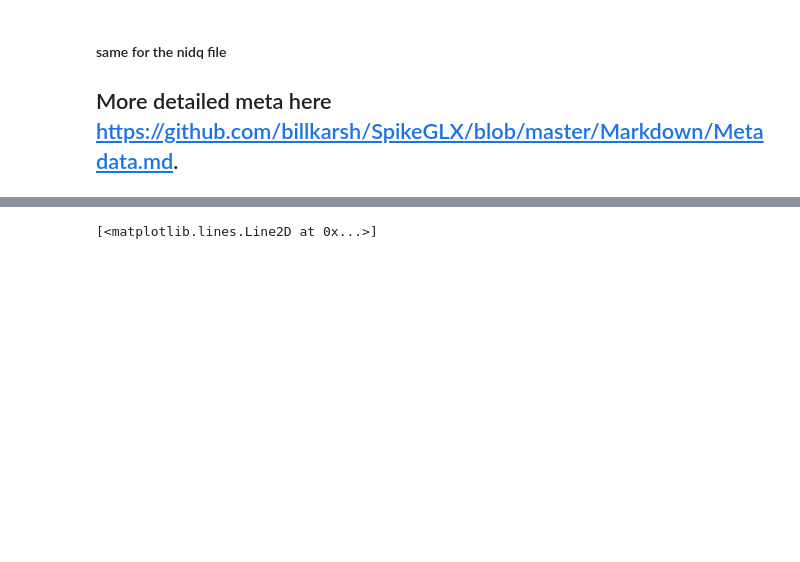
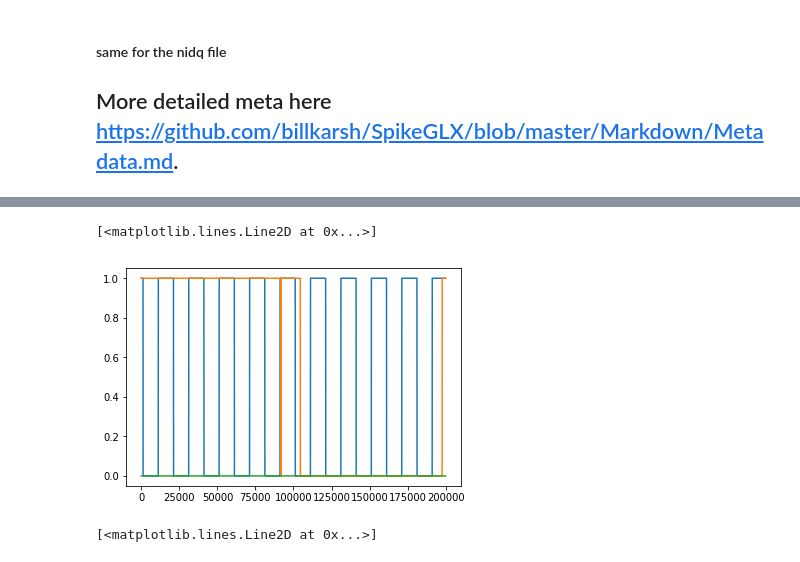
Before and after one commit to zekearneodo/pipefinch, a Jupyter notebook: notebooks/neuropix_chan_checker.ipynb, the cells around one changed output, grey strips where cells are left out. Saved outputs shown, nothing was run; the diff lists cells and outputs as text; code cells hidden in the pictures; blank space fills up the shorter version.

```diff
--- a/notebooks/neuropix_chan_checker.ipynb
+++ b/notebooks/neuropix_chan_checker.ipynb
@@ -187,3 +203,10 @@ plt.plot(dig_arr[1, :20000])
+# %%
+plt.plot(all_dig_stream[0, :20000*10])
+plt.plot(all_dig_stream[1, :20000*10])
+plt.plot(all_dig_stream[2, :20000*10])
+# %% [output]
+[<matplotlib.lines.Line2D at 0x...>]
+[figure, added]
 # %%
 #plot syn channels and check alignment
 # %%
```
Also changed, not shown: parts of 25 cells of this notebook, 6 other files.
